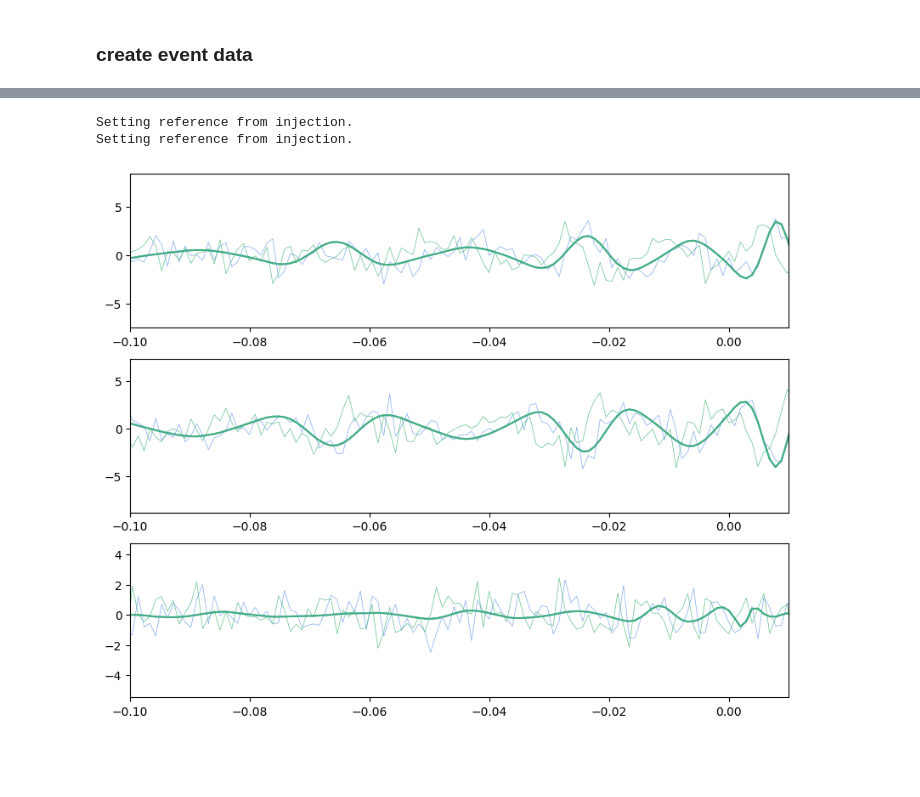
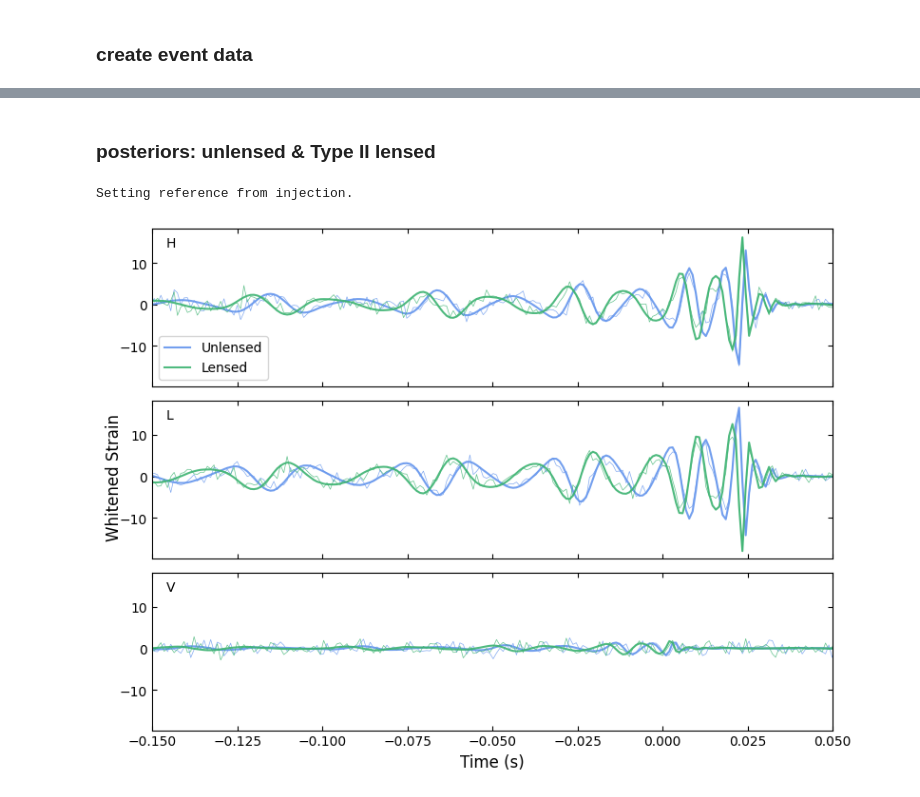
Before and after one commit to abbyw24/gw-parameter-estimation, a Jupyter notebook: notebooks/lensed_waveforms.ipynb, the cells around one changed output, grey strips where cells are left out. Cells and saved outputs as stored; diff of their text form; code cells hidden in the pictures; blank space fills up the shorter version.

```diff
--- a/notebooks/lensed_waveforms.ipynb
+++ b/notebooks/lensed_waveforms.ipynb
@@ -57,3 +53,5 @@ event_data.specgram((-.5, .5))
+# %% [markdown]
+### posteriors: unlensed & Type II lensed
 # %%
 # get the Posterior objects (lensed and unlensed) from the event data
 prior_class = 'IntrinsicLVCPrior'
@@ -64,9 +62,7 @@ mchirp = cogwheel.gw_utils.m1m2_to_mchirp(injected_par_dic['m1'], injected_par_d
 # Type II lensed: multiply the strain by i
 event_data_lensed = event_data.reinstantiate(strain=1j*event_data.strain)
 
-# instantiate both posteriors: one for the unlensed signal, one for the Type II lensed signal
+# instantiate a posterior (using the unlensed data)
 post = cogwheel.posterior.Posterior.from_event(event_data, mchirp, injection_dict['approximant'], prior_class)
-post_lensed = cogwheel.posterior.Posterior.from_event(event_data_lensed, mchirp, injection_dict['approximant'], prior_class)
 # %% [output]
 Setting reference from injection.
-Setting reference from injection.
@@ -76,19 +69,29 @@ assert post.likelihood.par_dic_0 == post_lensed.likelihood.par_dic_0
+# %%
+# get the model waveform evaluated at the max likelihood parameters
+unlensed_h_f = post.likelihood._get_h_f(post.likelihood.par_dic_0)
+# the model waveform at the max likelihood parameters is unlensed---let's Type II lens by multiplying by i
+lensed_h_f = unlensed_h_f * 1j
 # %%
 # plot these waveforms
-fig, axs = plt.subplots(3, 1, figsize=(10,8))
+fig = post.likelihood._setup_data_figure((8,6))
+# fig, axs = plt.subplots(3, 1, figsize=(10,8))
+axs = fig.get_axes()
 
-for p, label, c in zip([post, post_lensed], ['Unlensed', 'Lensed'], ['cornflowerblue', 'mediumseagreen']):
-    ed = p.likelihood.event_data
+for ed, h_f, label, c in zip([event_data, event_data_lensed],
+                       [unlensed_h_f, lensed_h_f],
+                       ['Unlensed', 'Lensed'],
+                       ['cornflowerblue', 'mediumseagreen']):
     # apply a small time shift to align the relative binning
     times = ed.times - ed.tcoarse
     # strain
     data_t_wht = ed.get_whitened_td(ed.strain)
-    # waveform evaluated at max likelihood params
-    wf_t_wht = ed.get_whitened_td(p.likelihood._get_h_f(p.likelihood.par_dic_0))
+    # model waveform
+    wf_t_wht = ed.get_whitened_td(h_f)
 
     for ax, data_det, wf_det in zip(axs, data_t_wht, wf_t_wht):
         ax.plot(times, data_det, c=c, alpha=0.8, lw=0.5)
         ax.plot(times, wf_det, c=c, alpha=0.9, label=label)
-        ax.set_xlim(-0.1, 0.01)
+        ax.set_xlim(-0.15, 0.05)
+    axs[0].legend()
 # %% [output]
-[figure, old version]
+[figure, new version]
```
Also changed, not shown: parts of 11 cells of this notebook, 3 other files.
